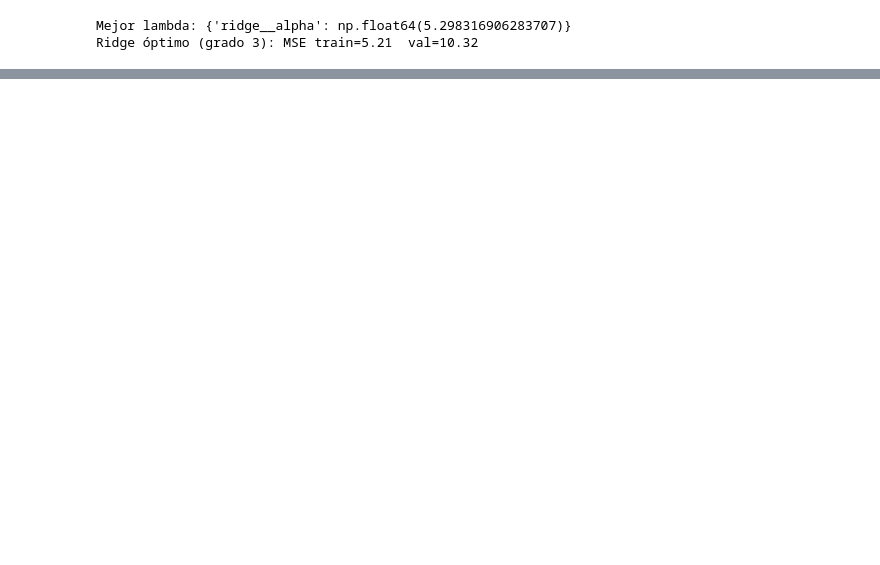
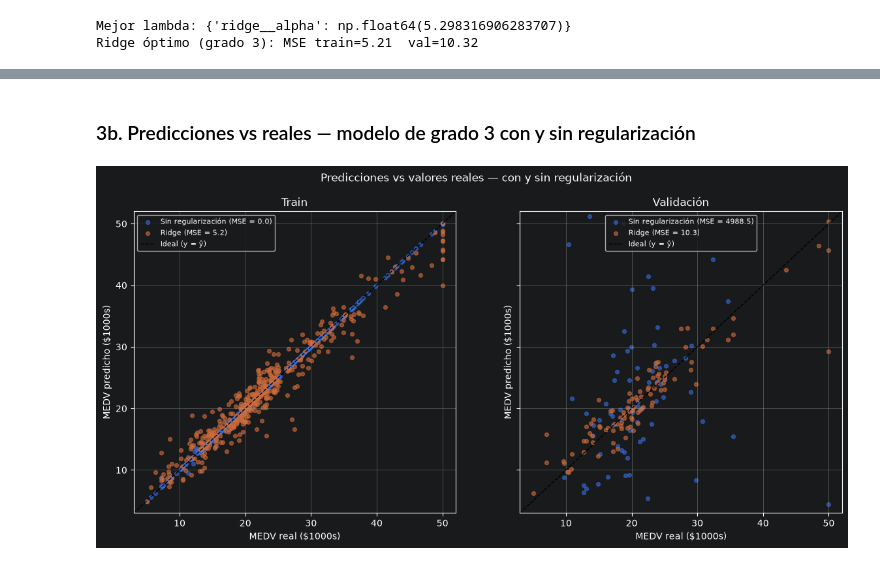
Before and after one commit to santiterra/ModE-2026, a Jupyter notebook: Obligatorio1/problema2/problema2.ipynb, the cells around one changed output, grey strips where cells are left out. Cells and saved outputs as stored; diff of their text form; code cells hidden in the pictures; blank space fills up the shorter version.

```diff
--- a/Obligatorio1/problema2/problema2.ipynb
+++ b/Obligatorio1/problema2/problema2.ipynb
@@ -174,0 +235,40 @@ Ridge óptimo (grado 3): MSE train=5.21  val=10.32
+# %% [markdown]
+### 3b. Predicciones vs reales — modelo de grado 3 con y sin regularización
+# %%
+# Modelo de grado 3 SIN regularizar (para comparar con el Ridge óptimo)
+pl_sin_reg = make_pipeline(PolynomialFeatures(degree=3, include_bias=False), StandardScaler(), LinearRegression())
+pl_sin_reg.fit(X_train, y_train)
+
+# Predicciones en train y validación, con y sin regularización
+pred_sin_reg_tr = pl_sin_reg.predict(X_train)
+pred_con_reg_tr = mejor.predict(X_train)
+pred_sin_reg_va = pl_sin_reg.predict(X_val)
+pred_con_reg_va = mejor.predict(X_val)
+
+# rango común para ambos paneles (los outliers sin regularizar quedan recortados)
+lim = [min(y_train.min(), y_val.min()) - 2, max(y_train.max(), y_val.max()) + 2]
+
+fig, axes = plt.subplots(1, 2, figsize=(14, 6), sharex=True, sharey=True)
+
+for ax, (xs, psr, pcr, titulo) in zip(
+    axes,
+    [(y_train, pred_sin_reg_tr, pred_con_reg_tr, "Train"),
+     (y_val, pred_sin_reg_va, pred_con_reg_va, "Validación")],
+):
+    ax.scatter(xs, psr, alpha=0.6, s=18,
+               label=f"Sin regularización (MSE = {mean_squared_error(xs, psr):.1f})")
+    ax.scatter(xs, pcr, alpha=0.6, s=18,
+               label=f"Ridge (MSE = {mean_squared_error(xs, pcr):.1f})")
+    ax.plot(lim, lim, "k--", lw=1, label="Ideal (y = ŷ)")
+    ax.set_xlim(lim)
+    ax.set_ylim(lim)
+    ax.set_xlabel("MEDV real ($1000s)")
+    ax.set_ylabel("MEDV predicho ($1000s)")
+    ax.set_title(titulo)
+    ax.grid(True)
+    ax.legend(fontsize=8)
+
+fig.suptitle("Predicciones vs valores reales — con y sin regularización")
+plt.show()
+# %% [output]
+[figure, added]
```
Also changed, not shown: parts of 15 cells of this notebook.
